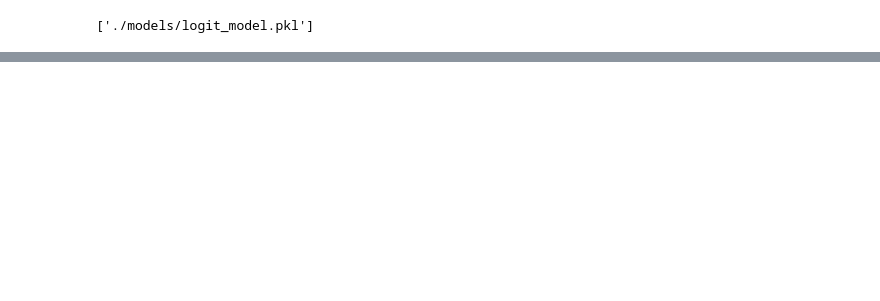
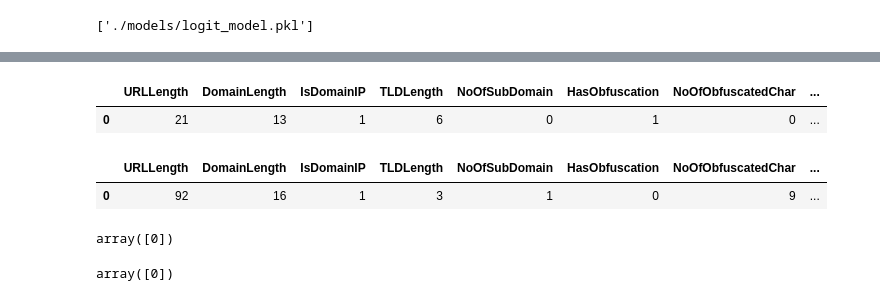
Before and after one commit to arctic-cheetah/COMP3900-Project, a Jupyter notebook: backend/model-3.ipynb, the cells around one changed output, grey strips where cells are left out. Cells and saved outputs as stored; diff of their text form; code cells hidden in the pictures; blank space fills up the shorter version.

Commit message:
feat: completed model preprocessor for feature variable extraction from url but need more testing

```diff
--- a/backend/model-3.ipynb
+++ b/backend/model-3.ipynb
@@ -277,13 +286,14 @@ class preprocess_data:
         func_pointer = [
             [self.URLLength, "URLLength"],
             [self.DomainLength, "DomainLength"],
-            [self.IsDomainIP, "isDomainIP"],
+            [self.IsDomainIP, "IsDomainIP"],
             [self.TLDLength, "TLDLength"],
             [self.NoOfSubDomain, "NoOfSubDomain"],
             [self.HasObfuscation, "HasObfuscation"],
             [self.NoOfObfuscatedChar, "NoOfObfuscatedChar"],
             [self.ObfuscationRatio, "ObfuscationRatio"],
             [self.NoOfLettersInURL, "NoOfLettersInURL"],
+            [self.LetterRatioInURL, "LetterRatioInURL"],
             [self.NoOfDegitsInURL, "NoOfDegitsInURL"],
             [self.DegitRatioInURL, "DegitRatioInURL"],
             [self.NoOfEqualsInURL, "NoOfEqualsInURL"],
@@ -337,16 +347,15 @@ class preprocess_data:
         # https://pushsecurity.com/blog/detecting-phishing-pages-using-obfuscated-url-destinations
         # is any character after the @ symbol
         # WRONG => DATA SET USES HTML ENCODING FOR DETECTION
-        regex = r"%\d{2}"
-        return 1 if re.match(regex, url) is None else 0
+        regex = r"%[0-9a-fA-F]{2}"
+        return 1 if re.search(regex, url) is not None else 0
 
     def NoOfObfuscatedChar(self, url: str):
-        regex = r"%\d{2}"
+        regex = r"%[0-9a-fA-F]{2}"
         found = re.findall(regex, url)
         # HTML encoding always comes in triplets
         # eg: %01 or %0A or %10
-        self.numObfuscatedChar = len(found) * 3
-        return self.numObfuscatedChar
+        return len(found) * 3
 
     def ObfuscationRatio(self, url: str):
         return self.NoOfObfuscatedChar(url) / len(url) if len(url) > 0 else 0
@@ -401,7 +410,26 @@ class preprocess_data:
 # TODO: Gotta run the class
 tmp_example = "wtf.com"
 obfuscation = "https://s3.amazonaws.com/appforest_uf/f1678949673383x832048620362898600/index%20%284%29.html"
-safe = "https://google.com"
+safe = "https://google.com.au"
 example = preprocess_data(obfuscation)
-df = example.get_data()
-print(df)
+safeURL = preprocess_data(safe)
+obfuscated = example.get_data()
+s = safeURL.get_data()
+# %%
+s
+# %% [output]
+|  | URLLength | DomainLength | IsDomainIP | TLDLength | NoOfSubDomain | HasObfuscation | NoOfObfuscatedChar | ... |
+| 0 | 21 | 13 | 1 | 6 | 0 | 1 | 0 | ... |
+# %%
+obfuscated
+# %% [output]
+|  | URLLength | DomainLength | IsDomainIP | TLDLength | NoOfSubDomain | HasObfuscation | NoOfObfuscatedChar | ... |
+| 0 | 92 | 16 | 1 | 3 | 1 | 0 | 9 | ... |
+# %%
+clf2.predict(s)
+# %% [output]
+array([0])
+# %%
+clf2.predict(obfuscated)
+# %% [output]
+array([0])
```
Also changed, not shown: parts of 2 cells of this notebook, 3 other files.
